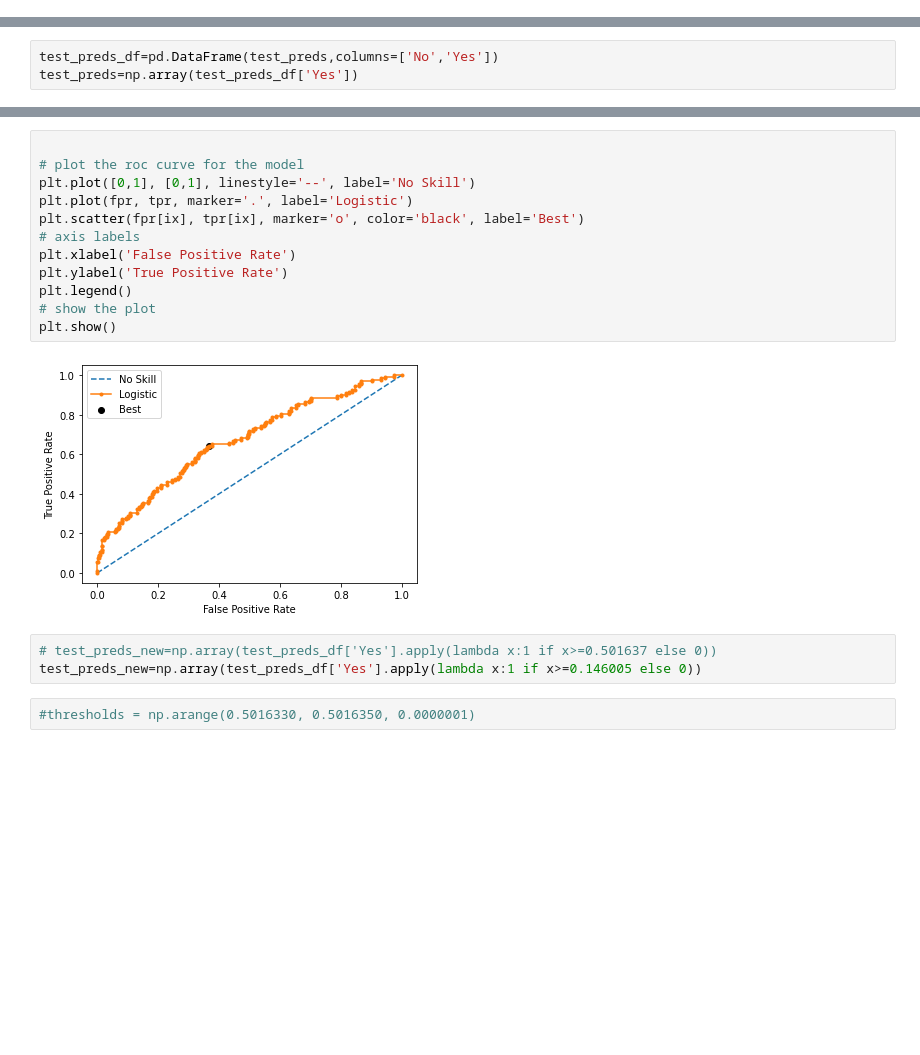
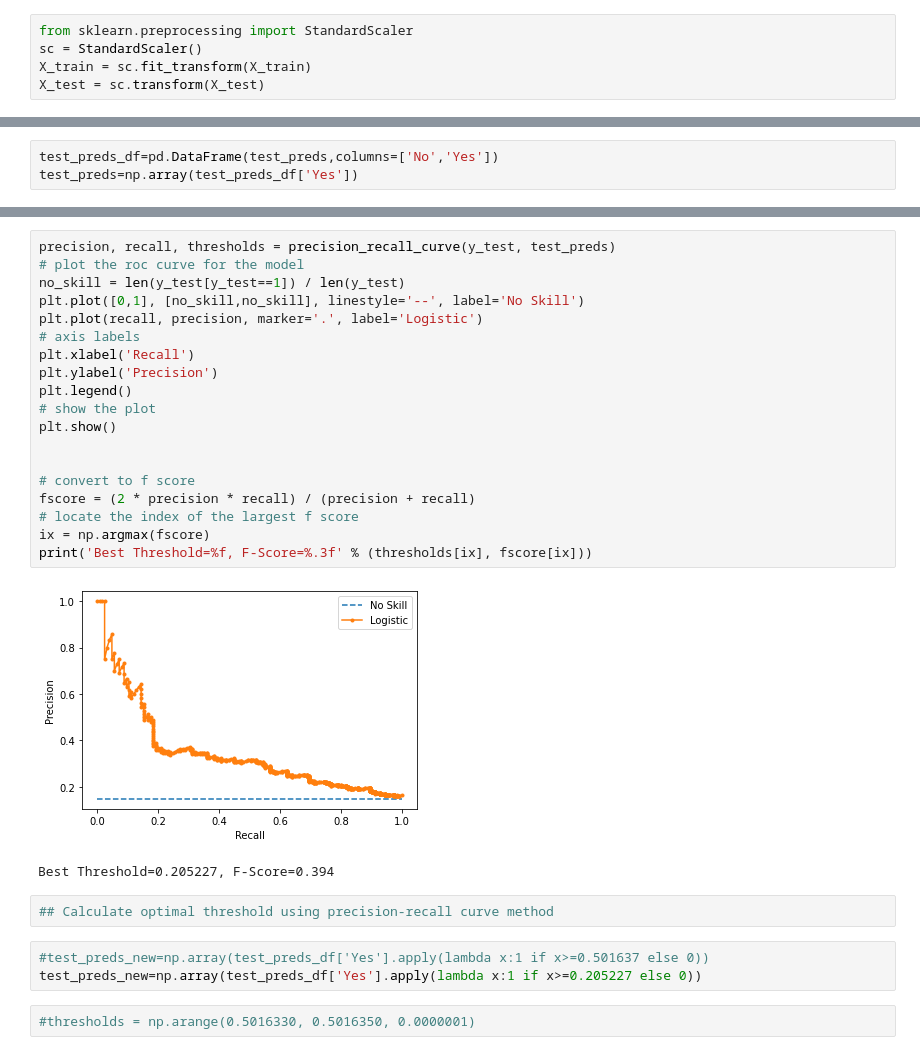
Before and after one commit to abdulaziz2208/CardiovascularRisk-Pred, a Jupyter notebook: CardiovascularPred.ipynb, the cells around one changed output, grey strips where cells are left out. Saved outputs shown, nothing was run; the diff lists cells and outputs as text; blank space fills up the shorter version.

Commit message:
Test for optimal threshold

```diff
--- a/CardiovascularPred.ipynb
+++ b/CardiovascularPred.ipynb
@@ -324,5 +326,10 @@ from sklearn.metrics import accuracy_score, confusion_matrix
 # %%
 X_train,X_test,y_train,y_test=train_test_split(X,y)
+# %%
+from sklearn.preprocessing import StandardScaler
+sc = StandardScaler()
+X_train = sc.fit_transform(X_train)
+X_test = sc.transform(X_test)
 # %%
 weights={0:0.15,1:0.85}
 # %%
@@ -427,20 +441,30 @@ Best Threshold=0.146005, G-Mean=0.639
 # %%
-
+precision, recall, thresholds = precision_recall_curve(y_test, test_preds)
 # plot the roc curve for the model
-plt.plot([0,1], [0,1], linestyle='--', label='No Skill')
-plt.plot(fpr, tpr, marker='.', label='Logistic')
-plt.scatter(fpr[ix], tpr[ix], marker='o', color='black', label='Best')
+no_skill = len(y_test[y_test==1]) / len(y_test)
+plt.plot([0,1], [no_skill,no_skill], linestyle='--', label='No Skill')
+plt.plot(recall, precision, marker='.', label='Logistic')
 # axis labels
-plt.xlabel('False Positive Rate')
-plt.ylabel('True Positive Rate')
+plt.xlabel('Recall')
+plt.ylabel('Precision')
 plt.legend()
 # show the plot
 plt.show()
+
+
+# convert to f score
+fscore = (2 * precision * recall) / (precision + recall)
+# locate the index of the largest f score
+ix = np.argmax(fscore)
+print('Best Threshold=%f, F-Score=%.3f' % (thresholds[ix], fscore[ix]))
 # %% [output]
-[figure, old version]
+[figure, new version]
+Best Threshold=0.205227, F-Score=0.394
+# %%
+## Calculate optimal threshold using precision-recall curve method
 # %%
-# test_preds_new=np.array(test_preds_df['Yes'].apply(lambda x:1 if x>=0.501637 else 0))
-test_preds_new=np.array(test_preds_df['Yes'].apply(lambda x:1 if x>=0.146005 else 0))
+#test_preds_new=np.array(test_preds_df['Yes'].apply(lambda x:1 if x>=0.501637 else 0))
+test_preds_new=np.array(test_preds_df['Yes'].apply(lambda x:1 if x>=0.205227 else 0))
 # %%
 #thresholds = np.arange(0.5016330, 0.5016350, 0.0000001)
 # %%
```
Also changed, not shown: parts of 17 cells of this notebook.
